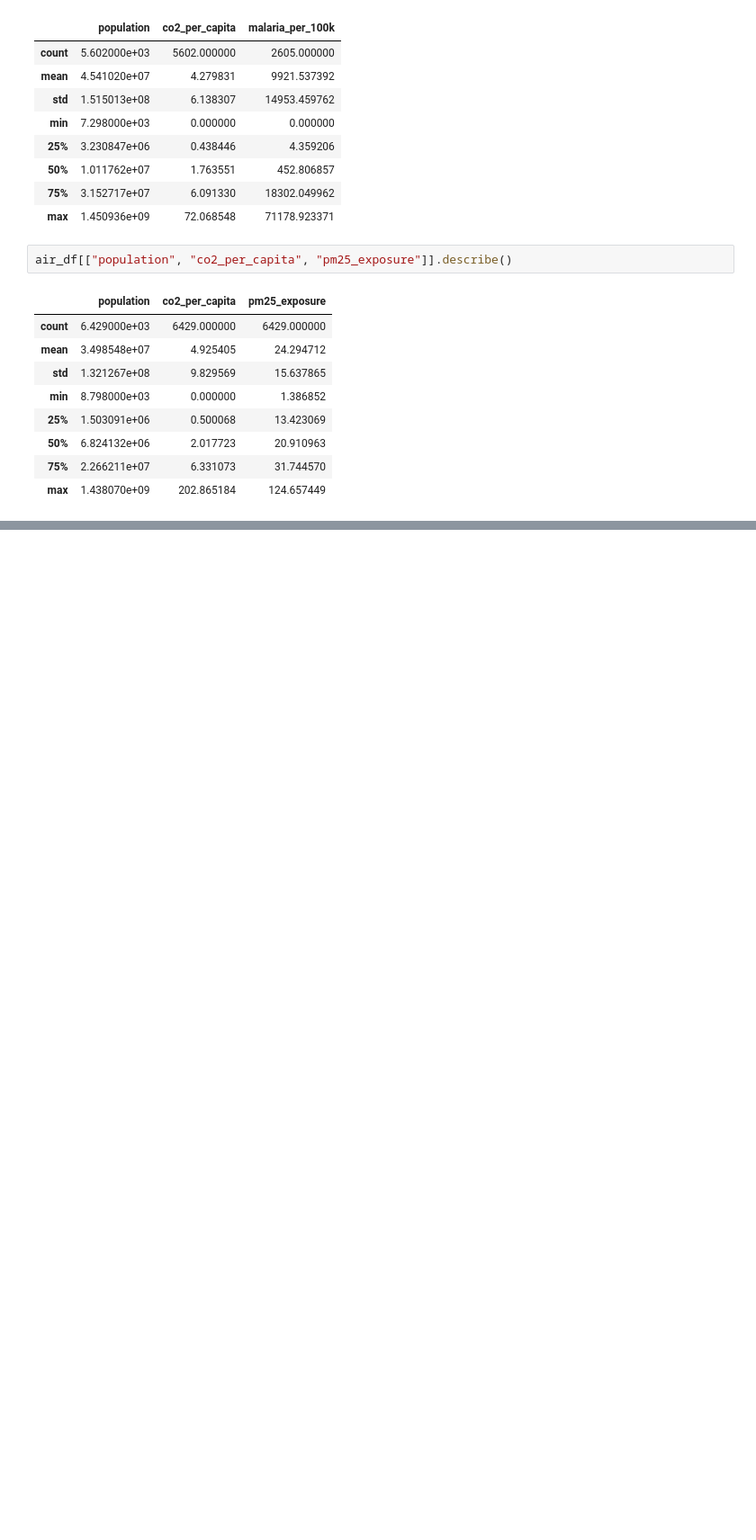
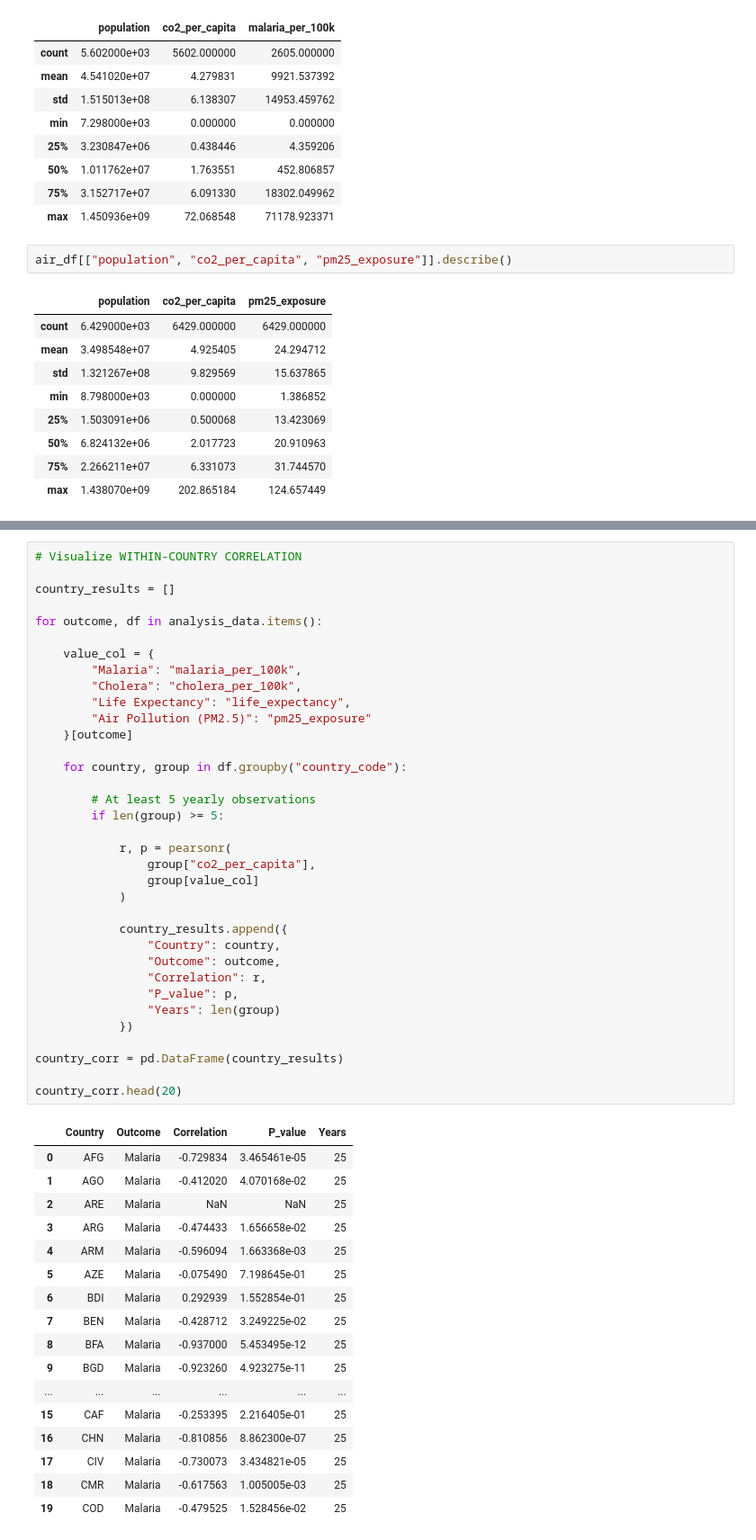
Before and after one commit to SaniyaShaikh-sxc/climate-health-lifestyle-analysis, a Jupyter notebook: final_loaded_datasets.ipynb, the cells around one changed output, grey strips where cells are left out. Shown at 90% size. Cells and saved outputs as stored; diff of their text form; blank space fills up the shorter version.

```diff
--- a/final_loaded_datasets.ipynb
+++ b/final_loaded_datasets.ipynb
@@ -550,0 +666,53 @@ air_df[["population", "co2_per_capita", "pm25_exposure"]].describe()
+# %%
+# Visualize WITHIN-COUNTRY CORRELATION
+
+country_results = []
+
+for outcome, df in analysis_data.items():
+
+    value_col = {
+        "Malaria": "malaria_per_100k",
+        "Cholera": "cholera_per_100k",
+        "Life Expectancy": "life_expectancy",
+        "Air Pollution (PM2.5)": "pm25_exposure"
+    }[outcome]
+
+    for country, group in df.groupby("country_code"):
+
+        # At least 5 yearly observations
+        if len(group) >= 5:
+
+            r, p = pearsonr(
+                group["co2_per_capita"],
+                group[value_col]
+            )
+
+            country_results.append({
+                "Country": country,
+                "Outcome": outcome,
+                "Correlation": r,
+                "P_value": p,
+                "Years": len(group)
+            })
+
+country_corr = pd.DataFrame(country_results)
+
+country_corr.head(20)
+# %% [output]
+|  | Country | Outcome | Correlation | P_value | Years |
+| 0 | AFG | Malaria | -0.729834 | 3.465461e-05 | 25 |
+| 1 | AGO | Malaria | -0.412020 | 4.070168e-02 | 25 |
+| 2 | ARE | Malaria | NaN | NaN | 25 |
+| 3 | ARG | Malaria | -0.474433 | 1.656658e-02 | 25 |
+| 4 | ARM | Malaria | -0.596094 | 1.663368e-03 | 25 |
+| 5 | AZE | Malaria | -0.075490 | 7.198645e-01 | 25 |
+| 6 | BDI | Malaria | 0.292939 | 1.552854e-01 | 25 |
+| 7 | BEN | Malaria | -0.428712 | 3.249225e-02 | 25 |
+| 8 | BFA | Malaria | -0.937000 | 5.453495e-12 | 25 |
+| 9 | BGD | Malaria | -0.923260 | 4.923275e-11 | 25 |
+| ... | ... | ... | ... | ... | ... |
+| 15 | CAF | Malaria | -0.253395 | 2.216405e-01 | 25 |
+| 16 | CHN | Malaria | -0.810856 | 8.862300e-07 | 25 |
+| 17 | CIV | Malaria | -0.730073 | 3.434821e-05 | 25 |
+| 18 | CMR | Malaria | -0.617563 | 1.005005e-03 | 25 |
+| 19 | COD | Malaria | -0.479525 | 1.528456e-02 | 25 |
```
Also changed, not shown: parts of 14 cells of this notebook, 4 other files.
